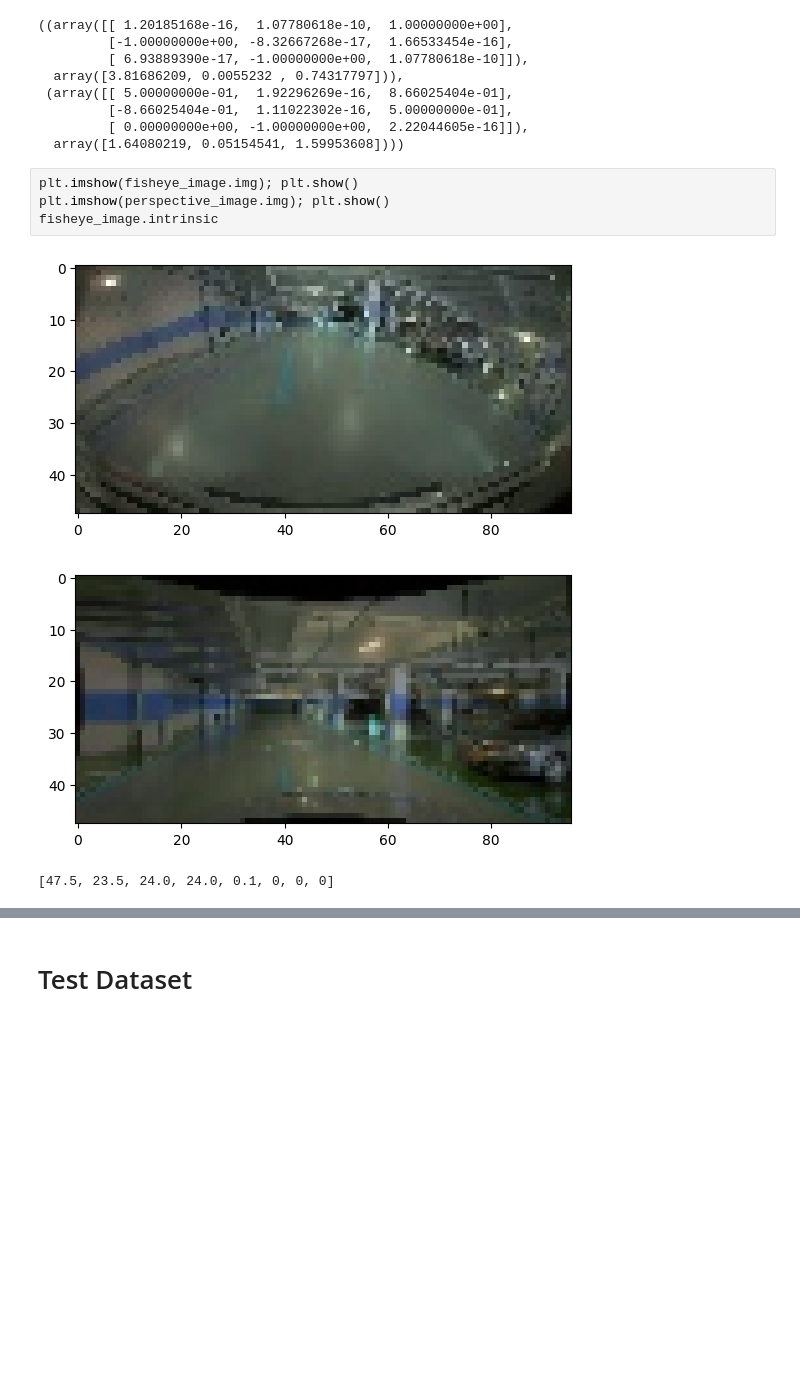
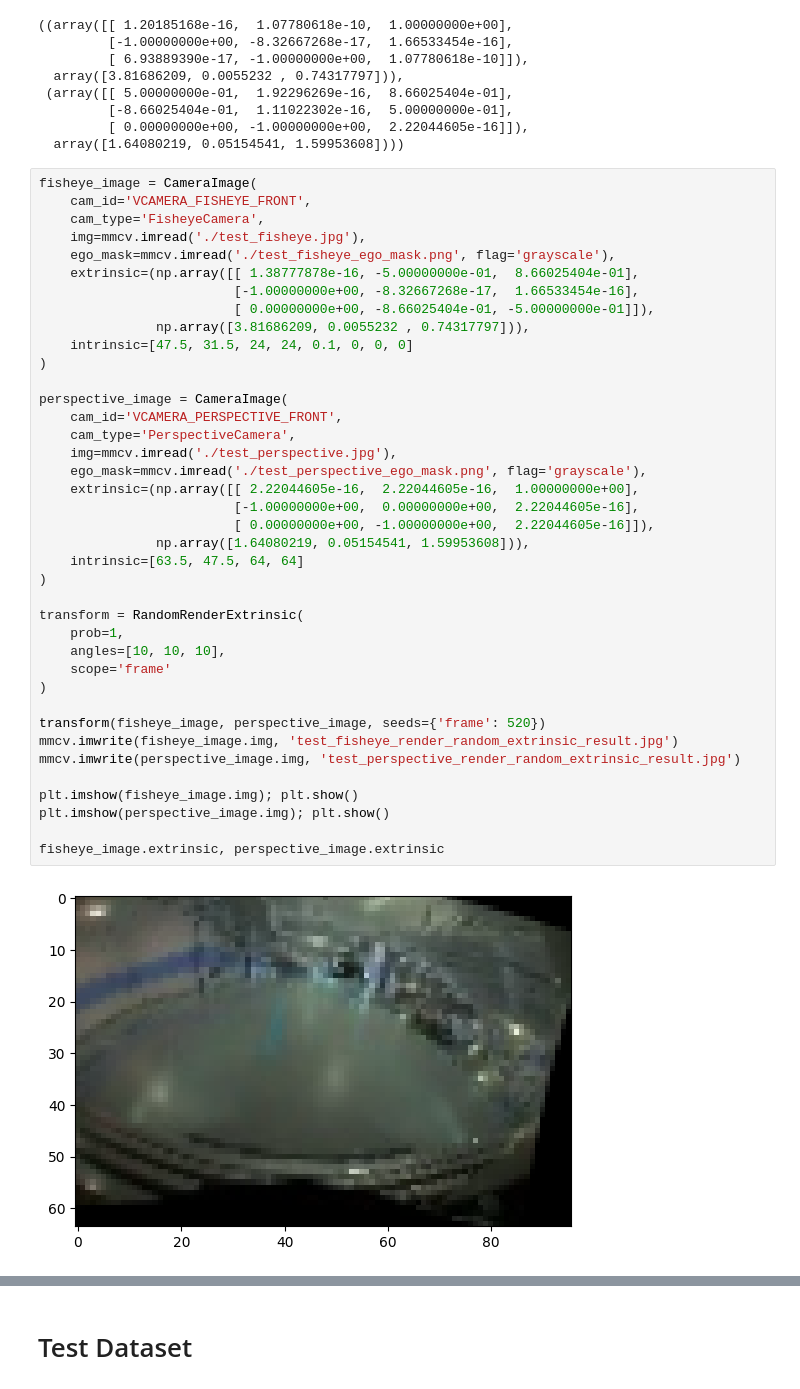
Before and after one commit to Motovis-lab/prefusion_maptrv2, a Jupyter notebook: ipynb/unit_tests.ipynb, the cells around one changed output, grey strips where cells are left out. Drawn from its saved outputs; the diff is of its cells as text; blank space fills up the shorter version.

Commit message:
add test_render_imgs

```diff
--- a/ipynb/unit_tests.ipynb
+++ b/ipynb/unit_tests.ipynb
@@ -224,11 +224,44 @@ fisheye_image.extrinsic, perspective_image.extrinsic
          [-8.66025404e-01,  1.11022302e-16,  5.00000000e-01],
          [ 0.00000000e+00, -1.00000000e+00,  2.22044605e-16]]),
   array([1.64080219, 0.05154541, 1.59953608])))
-# %%
-plt.imshow(fisheye_image.img); plt.show()
-plt.imshow(perspective_image.img); plt.show()
-fisheye_image.intrinsic
-# %% [output]
-[figure, removed]
-[figure, removed]
-[47.5, 23.5, 24.0, 24.0, 0.1, 0, 0, 0]
+# %%
+fisheye_image = CameraImage(
+    cam_id='VCAMERA_FISHEYE_FRONT',
+    cam_type='FisheyeCamera',
+    img=mmcv.imread('./test_fisheye.jpg'),
+    ego_mask=mmcv.imread('./test_fisheye_ego_mask.png', flag='grayscale'),
+    extrinsic=(np.array([[ 1.38777878e-16, -5.00000000e-01,  8.66025404e-01],
+                         [-1.00000000e+00, -8.32667268e-17,  1.66533454e-16],
+                         [ 0.00000000e+00, -8.66025404e-01, -5.00000000e-01]]),
+               np.array([3.81686209, 0.0055232 , 0.74317797])),
+    intrinsic=[47.5, 31.5, 24, 24, 0.1, 0, 0, 0]
+)
+
+perspective_image = CameraImage(
+    cam_id='VCAMERA_PERSPECTIVE_FRONT',
+    cam_type='PerspectiveCamera',
+    img=mmcv.imread('./test_perspective.jpg'),
+    ego_mask=mmcv.imread('./test_perspective_ego_mask.png', flag='grayscale'),
+    extrinsic=(np.array([[ 2.22044605e-16,  2.22044605e-16,  1.00000000e+00],
+                         [-1.00000000e+00,  0.00000000e+00,  2.22044605e-16],
+                         [ 0.00000000e+00, -1.00000000e+00,  2.22044605e-16]]),
+               np.array([1.64080219, 0.05154541, 1.59953608])),
+    intrinsic=[63.5, 47.5, 64, 64]
+)
+
+transform = RandomRenderExtrinsic(
+    prob=1,
+    angles=[10, 10, 10],
+    scope='frame'
+)
+
+transform(fisheye_image, perspective_image, seeds={'frame': 520})
+mmcv.imwrite(fisheye_image.img, 'test_fisheye_render_random_extrinsic_result.jpg')
+mmcv.imwrite(perspective_image.img, 'test_perspective_render_random_extrinsic_result.jpg')
+
+plt.imshow(fisheye_image.img); plt.show()
+plt.imshow(perspective_image.img); plt.show()
+
+fisheye_image.extrinsic, perspective_image.extrinsic
+# %% [output]
+[figure, added]
```
Also changed, not shown: parts of 3 cells of this notebook, 10 other files.
